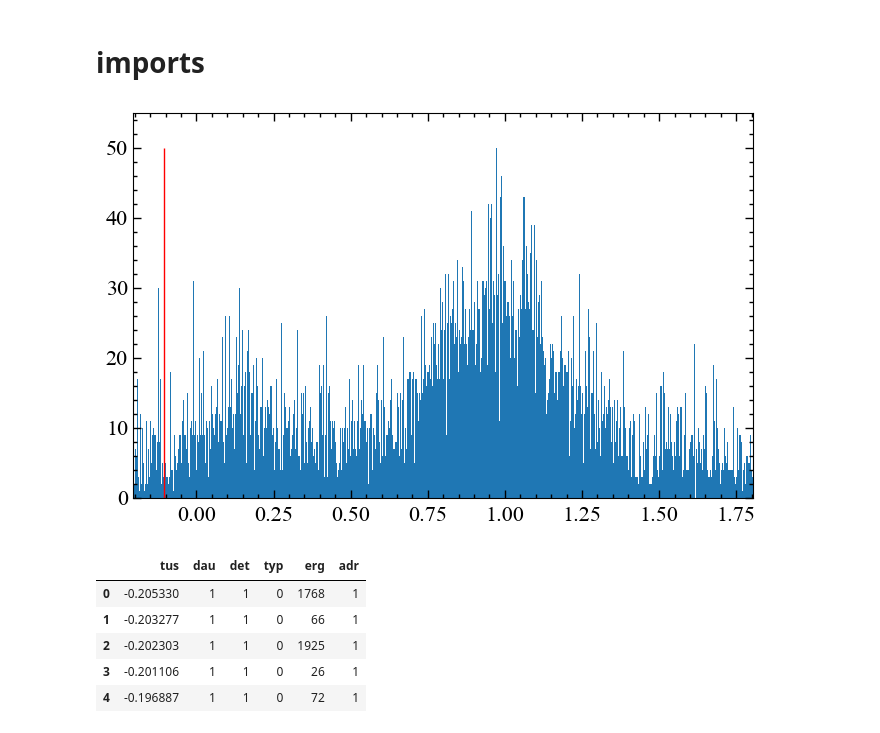
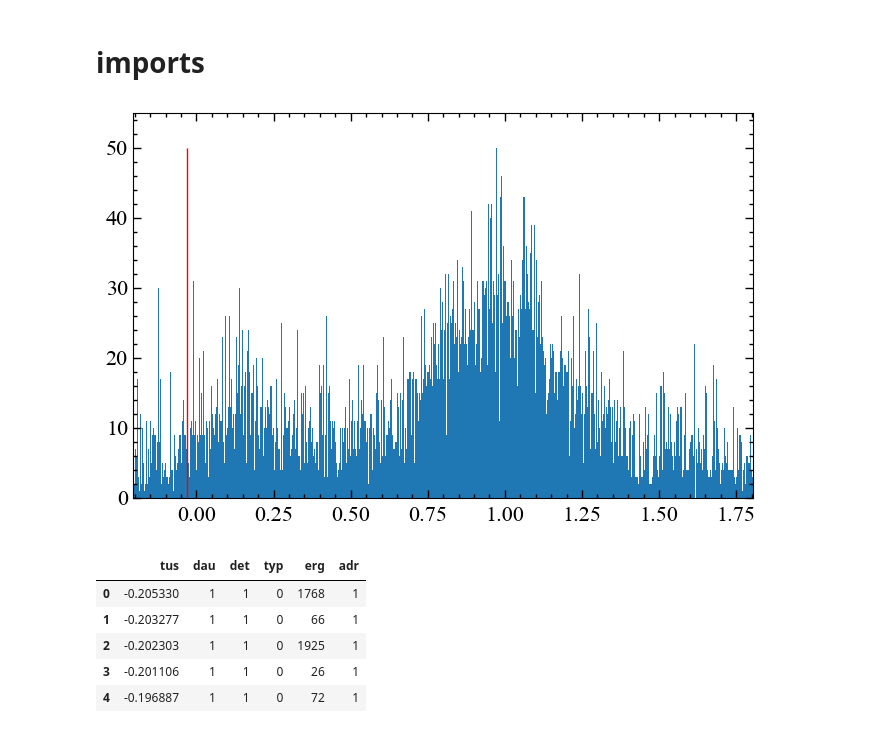
Before and after one commit to AndreasRamsli/GRB, a Jupyter notebook: xspec/ASIM/GRB190305A/newAnalysis.ipynb, the cells around one changed output. Saved outputs shown, nothing was run; the diff lists cells and outputs as text; code cells hidden in the pictures.

```diff
--- a/xspec/ASIM/GRB190305A/newAnalysis.ipynb
+++ b/xspec/ASIM/GRB190305A/newAnalysis.ipynb
@@ -42,20 +42,20 @@ from gbm.background.binned import Polynomial #working in ctime for example
 # %%
 df_asim = pd.read_csv(mat_path+'GRB190305A.csv')
 #working with [s]
 
 tlagg = 0.5150625
 df_asim['tus'] /= 1e6
 df_asim['tus'] += tlagg
 tus = df_asim['tus'].to_numpy(dtype=np.float64)
 binsize = 0.002 #16ms
 bins = np.arange(min(tus),max(tus)+binsize,binsize)
 plt.hist(tus,bins=bins)
-plt.vlines(x=-0.1054,ymin=0,ymax=50,color='r')
+plt.vlines(x=-0.0293,ymin=0,ymax=50,color='r')
 
 
 plt.show()
 # %% [output]
-[figure, old version]
+[figure, new version]
 # %%
 T0 = datetime.fromisoformat('2019-03-05T13:05:20.099945') + timedelta(seconds=tlagg)#cottected_datetime_level1
 df_asim = make_adr(df_asim)
```
Also changed, not shown: parts of 8 cells of this notebook, 6 other files.
